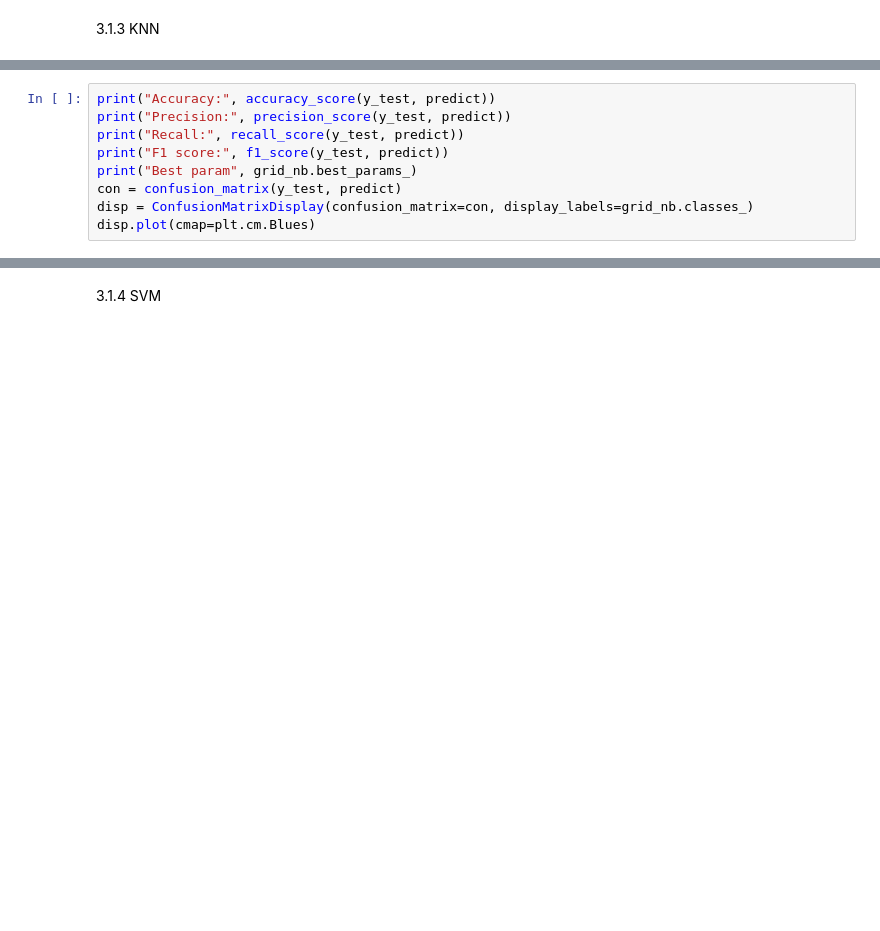
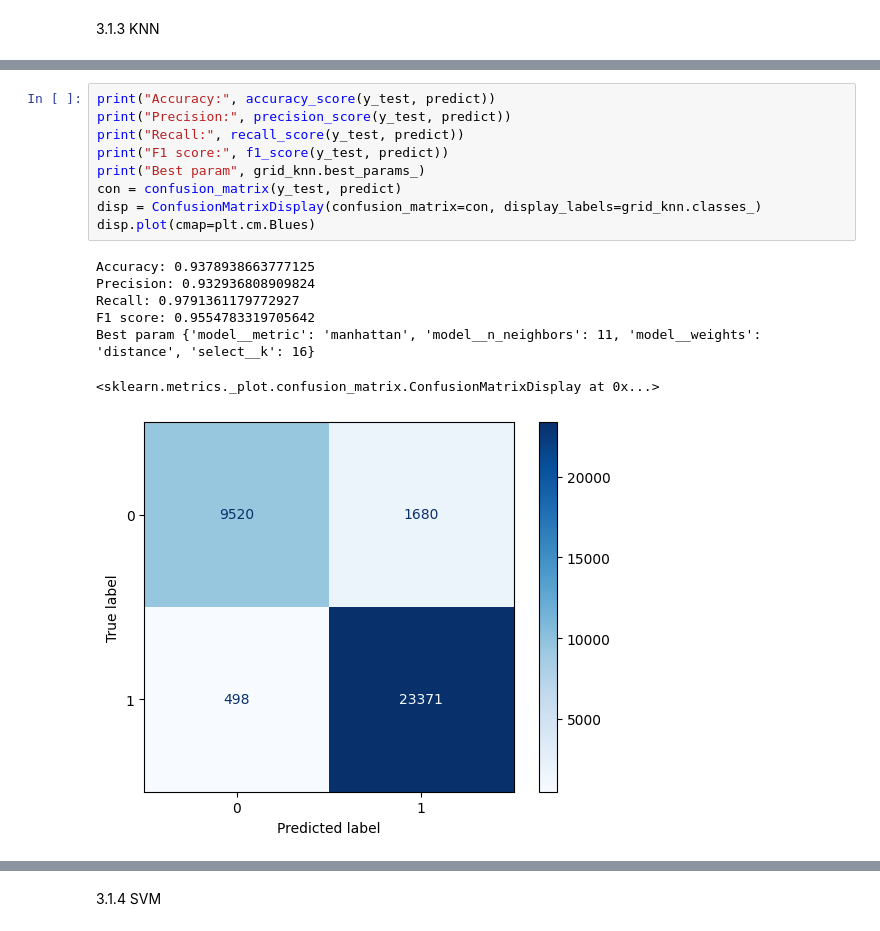
Before and after one commit to minhphu12-oc/basic-python, a Jupyter notebook: project_8.ipynb, the cells around one changed output, grey strips where cells are left out. Drawn from its saved outputs; the diff is of its cells as text; blank space fills up the shorter version.

```diff
--- a/project_8.ipynb
+++ b/project_8.ipynb
@@ -536,12 +535,20 @@ KeyboardInterrupt:
 # %%
 print("Accuracy:", accuracy_score(y_test, predict))
 print("Precision:", precision_score(y_test, predict))
 print("Recall:", recall_score(y_test, predict))
 print("F1 score:", f1_score(y_test, predict))
-print("Best param", grid_nb.best_params_)
+print("Best param", grid_knn.best_params_)
 con = confusion_matrix(y_test, predict)
-disp = ConfusionMatrixDisplay(confusion_matrix=con, display_labels=grid_nb.classes_)
+disp = ConfusionMatrixDisplay(confusion_matrix=con, display_labels=grid_knn.classes_)
 disp.plot(cmap=plt.cm.Blues)
+# %% [output]
+Accuracy: 0.9378938663777125
+Precision: 0.932936808909824
+Recall: 0.9791361179772927
+F1 score: 0.9554783319705642
+Best param {'model__metric': 'manhattan', 'model__n_neighbors': 11, 'model__weights': 'distance', 'select__k': 16}
+<sklearn.metrics._plot.confusion_matrix.ConfusionMatrixDisplay at 0x...>
+[figure, added]
 # %%
 best_params = grid_knn.best_params_
 print("Best params:", best_params)
```
Also changed, not shown: parts of 117 cells of this notebook.
